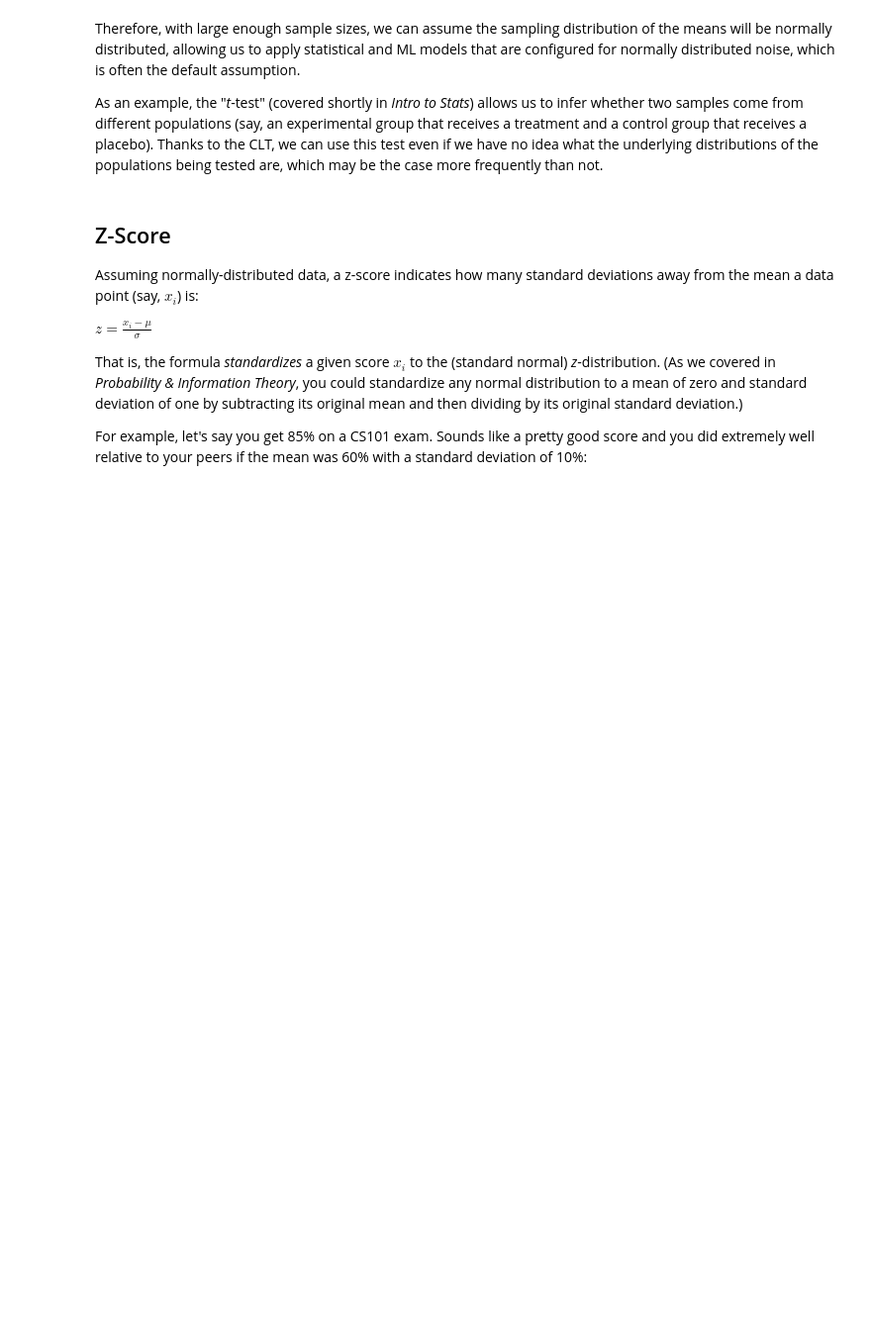
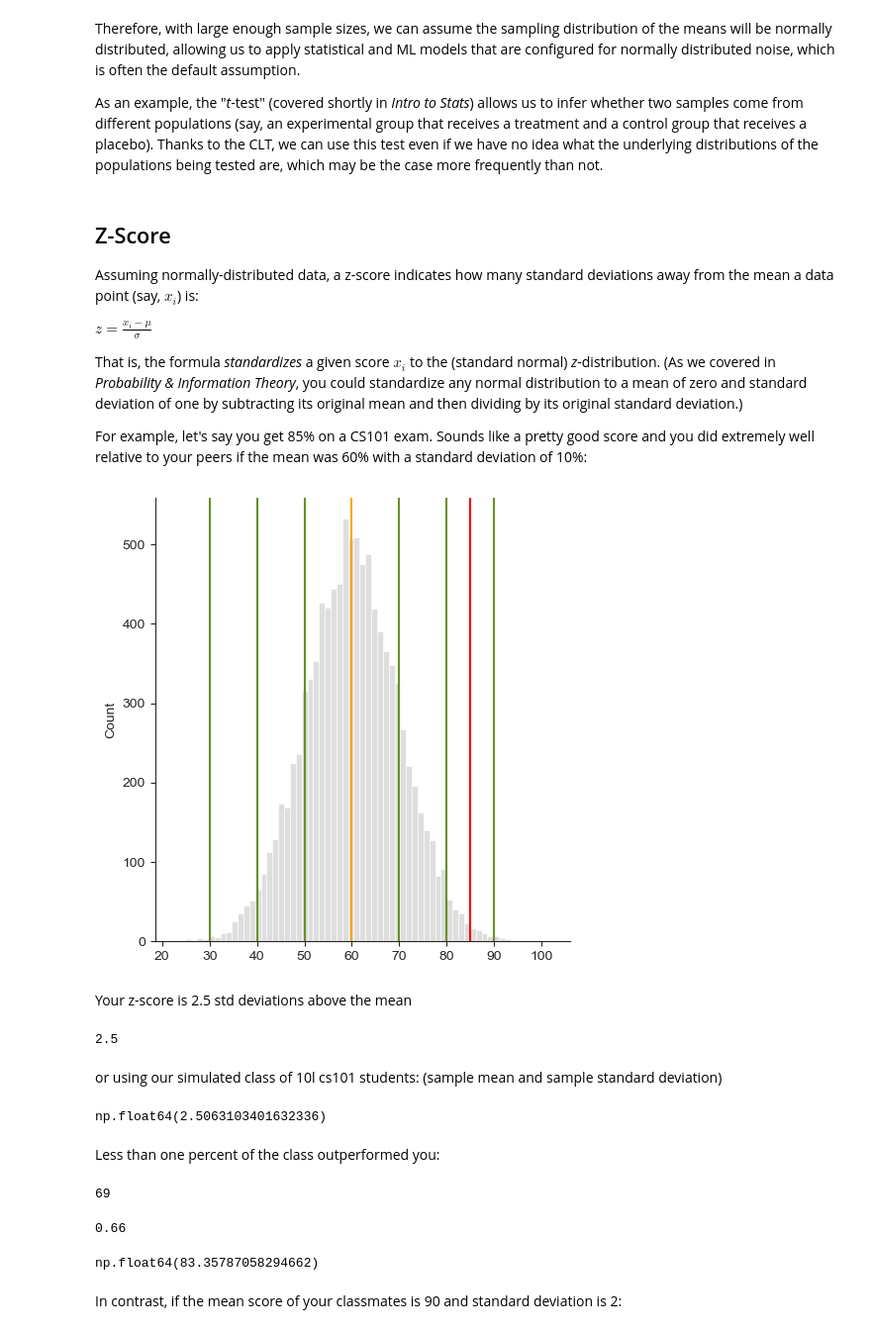
Before and after one commit to sjagadee/math_for_ai_ml, a Jupyter notebook: 6-statistics/1-frequentist-stat.ipynb, the cells around one changed output. Shown at 99% size. Cells and saved outputs as stored; diff of their text form; code cells hidden in the pictures; blank space fills up the shorter version.

```diff
--- a/6-statistics/1-frequentist-stat.ipynb
+++ b/6-statistics/1-frequentist-stat.ipynb
@@ -242,3 +242,49 @@ $ z = \frac{x_i-\mu}{\sigma} $
 That is, the formula *standardizes* a given score $x_i$ to the (standard normal) *z*-distribution. (As we covered in *Probability & Information Theory*, you could standardize any normal distribution to a mean of zero and standard deviation of one by subtracting its original mean and then dividing by its original standard deviation.)
 
 For example, let's say you get 85% on a CS101 exam. Sounds like a pretty good score and you did extremely well relative to your peers if the mean was 60% with a standard deviation of 10%:
+# %%
+x_i = 85
+mu = 60
+sigma = 10
+# %%
+x = np.random.normal(mu, sigma, 10000)
+# %%
+sns.displot(x, color='lightgray')
+ax.set_xlim(0, 100)
+plt.axvline(mu, color='orange')
+for v in [-3, -2, -1, 1, 2, 3]:
+    plt.axvline(mu+v*sigma, color='olivedrab')
+
+_ = plt.axvline(x_i, color='red')
+# %% [output]
+[figure, added]
+# %% [markdown]
+Your z-score is 2.5 std deviations above the mean
+# %%
+z = (x_i - mu) / sigma
+z
+# %% [output]
+2.5
+# %% [markdown]
+or using our simulated class of 10l cs101 students: (sample mean and sample standard deviation)
+# %%
+z = (x_i - np.mean(x)) / np.std(x)
+z
+# %% [output]
+np.float64(2.5063103401632336)
+# %% [markdown]
+Less than one percent of the class outperformed you:
+# %%
+len(np.where(x > x_i)[0])
+# %% [output]
+69
+# %%
+(100 *66) / 10000
+# %% [output]
+0.66
+# %%
+np.percentile(x, 99)
+# %% [output]
+np.float64(83.35787058294662)
+# %% [markdown]
+In contrast, if the mean score of your classmates is 90 and standard deviation is 2:
```
Also changed, not shown: parts of 26 cells of this notebook.
